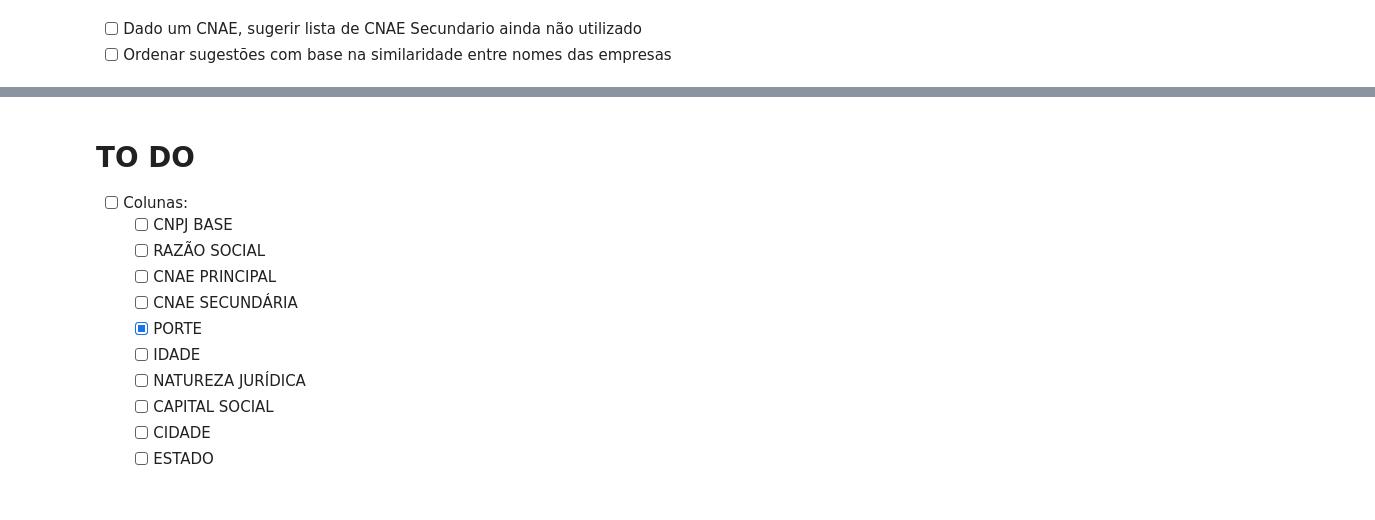
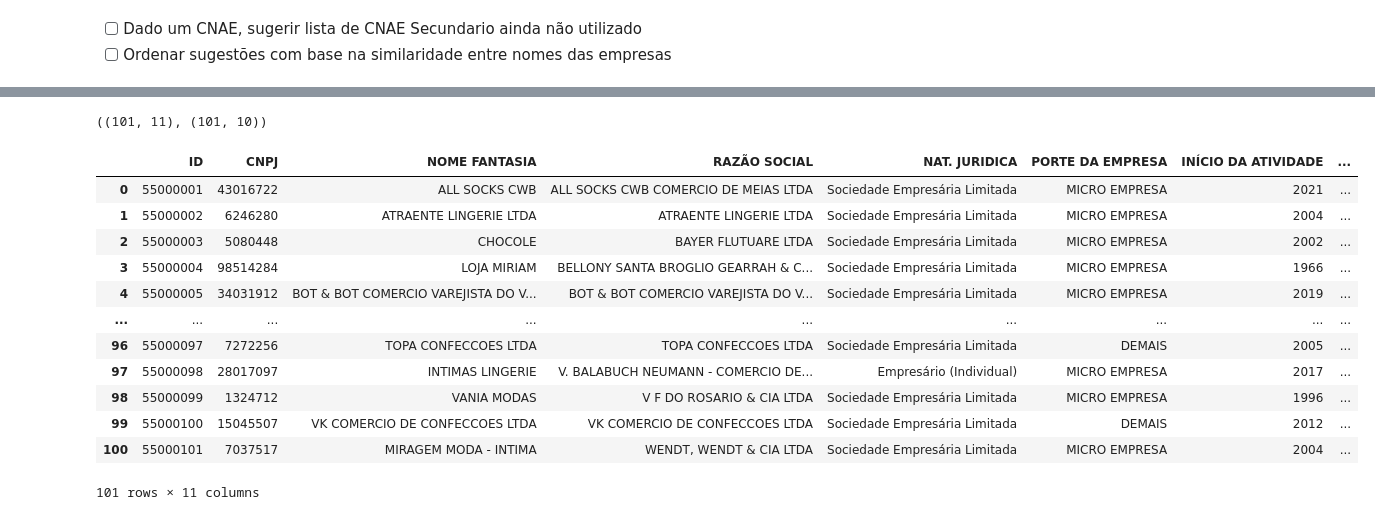
Before and after one commit to duancleypaul/cnae_similarity, a Jupyter notebook: draft-cnae.ipynb, the cells around one changed output, grey strips where cells are left out. Drawn from its saved outputs; the diff is of its cells as text; code cells hidden in the pictures.

```diff
--- a/draft-cnae.ipynb
+++ b/draft-cnae.ipynb
@@ -413,14 +409,24 @@ df_temp.shape
-# %% [markdown]
-# TO DO
-
-- [ ] Colunas:
-    - [ ] CNPJ BASE
-    - [ ] RAZÃO SOCIAL
-    - [ ] CNAE PRINCIPAL
-    - [ ] CNAE SECUNDÁRIA
-    - [x] PORTE
-    - [ ] IDADE
-    - [ ] NATUREZA JURÍDICA
-    - [ ] CAPITAL SOCIAL
-    - [ ] CIDADE
-    - [ ] ESTADO
+# %%
+df_cliente = pd.read_csv('clientes.csv', sep=';')
+# %%
+df_cliente.shape, df_cliente.drop(columns=['NOME FANTASIA']).drop_duplicates().shape
+# %% [output]
+((101, 11), (101, 10))
+# %%
+df_cliente['CNAE FISCAL SECUNDÁRIA'] = df_cliente['CNAE FISCAL SECUNDÁRIA'].apply(lambda x: [] if 'nan' in str(x).split(',') else str(x).split(','))
+# %%
+df_cliente
+# %% [output]
+|  | ID | CNPJ | NOME FANTASIA | RAZÃO SOCIAL | NAT. JURIDICA | PORTE DA EMPRESA | INÍCIO DA ATIVIDADE | ... |
+| 0 | 55000001 | 43016722 | ALL SOCKS CWB | ALL SOCKS CWB COMERCIO DE MEIAS LTDA | Sociedade Empresária Limitada | MICRO EMPRESA | 2021 | ... |
+| 1 | 55000002 | 6246280 | ATRAENTE LINGERIE LTDA | ATRAENTE LINGERIE LTDA | Sociedade Empresária Limitada | MICRO EMPRESA | 2004 | ... |
+| 2 | 55000003 | 5080448 | CHOCOLE | BAYER FLUTUARE LTDA | Sociedade Empresária Limitada | MICRO EMPRESA | 2002 | ... |
+| 3 | 55000004 | 98514284 | LOJA MIRIAM | BELLONY SANTA BROGLIO GEARRAH & C... | Sociedade Empresária Limitada | MICRO EMPRESA | 1966 | ... |
+| 4 | 55000005 | 34031912 | BOT & BOT COMERCIO VAREJISTA DO V... | BOT & BOT COMERCIO VAREJISTA DO V... | Sociedade Empresária Limitada | MICRO EMPRESA | 2019 | ... |
+| ... | ... | ... | ... | ... | ... | ... | ... | ... |
+| 96 | 55000097 | 7272256 | TOPA CONFECCOES LTDA | TOPA CONFECCOES LTDA | Sociedade Empresária Limitada | DEMAIS | 2005 | ... |
+| 97 | 55000098 | 28017097 | INTIMAS LINGERIE | V. BALABUCH NEUMANN - COMERCIO DE... | Empresário (Individual) | MICRO EMPRESA | 2017 | ... |
+| 98 | 55000099 | 1324712 | VANIA MODAS | V F DO ROSARIO & CIA LTDA | Sociedade Empresária Limitada | MICRO EMPRESA | 1996 | ... |
+| 99 | 55000100 | 15045507 | VK COMERCIO DE CONFECCOES LTDA | VK COMERCIO DE CONFECCOES LTDA | Sociedade Empresária Limitada | DEMAIS | 2012 | ... |
+| 100 | 55000101 | 7037517 | MIRAGEM MODA - INTIMA | WENDT, WENDT & CIA LTDA | Sociedade Empresária Limitada | MICRO EMPRESA | 2004 | ... |
+101 rows × 11 columns
```
Also changed, not shown: parts of 4 cells of this notebook, 4 other files.
